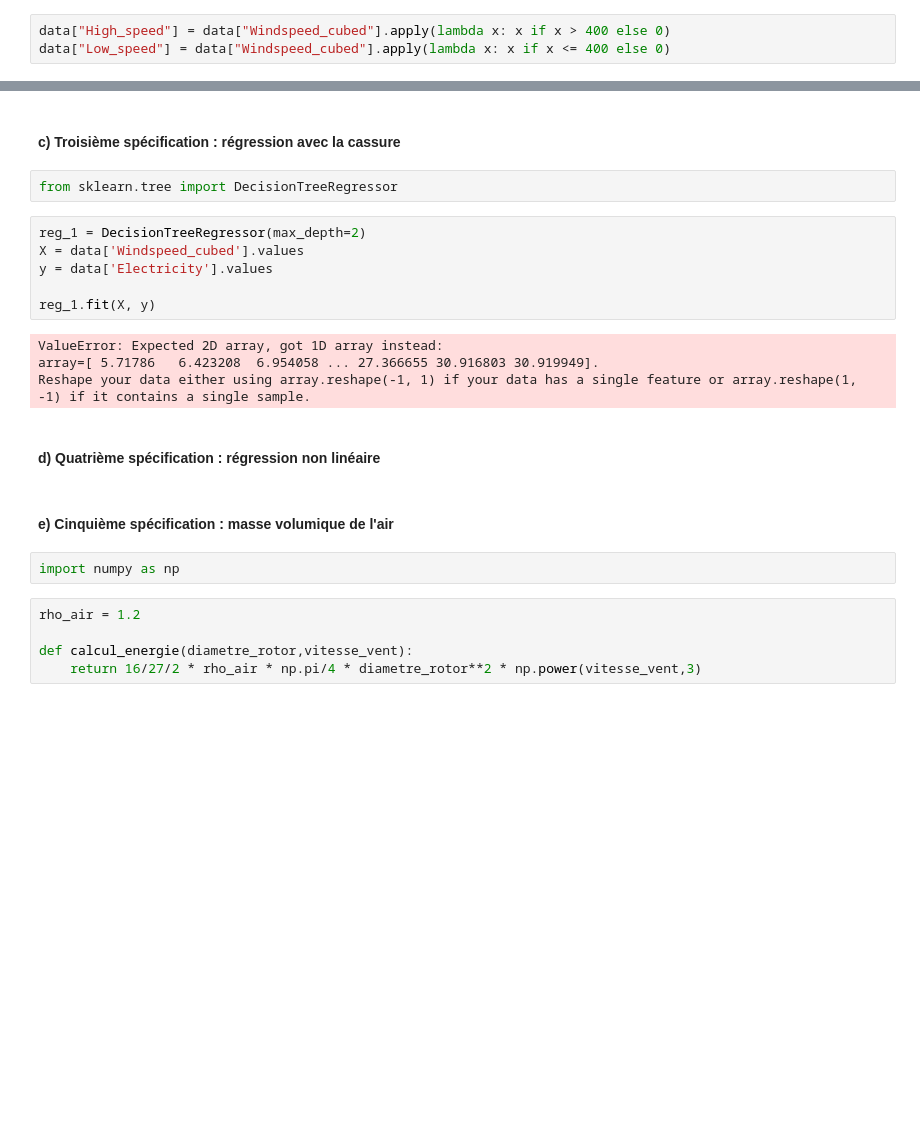
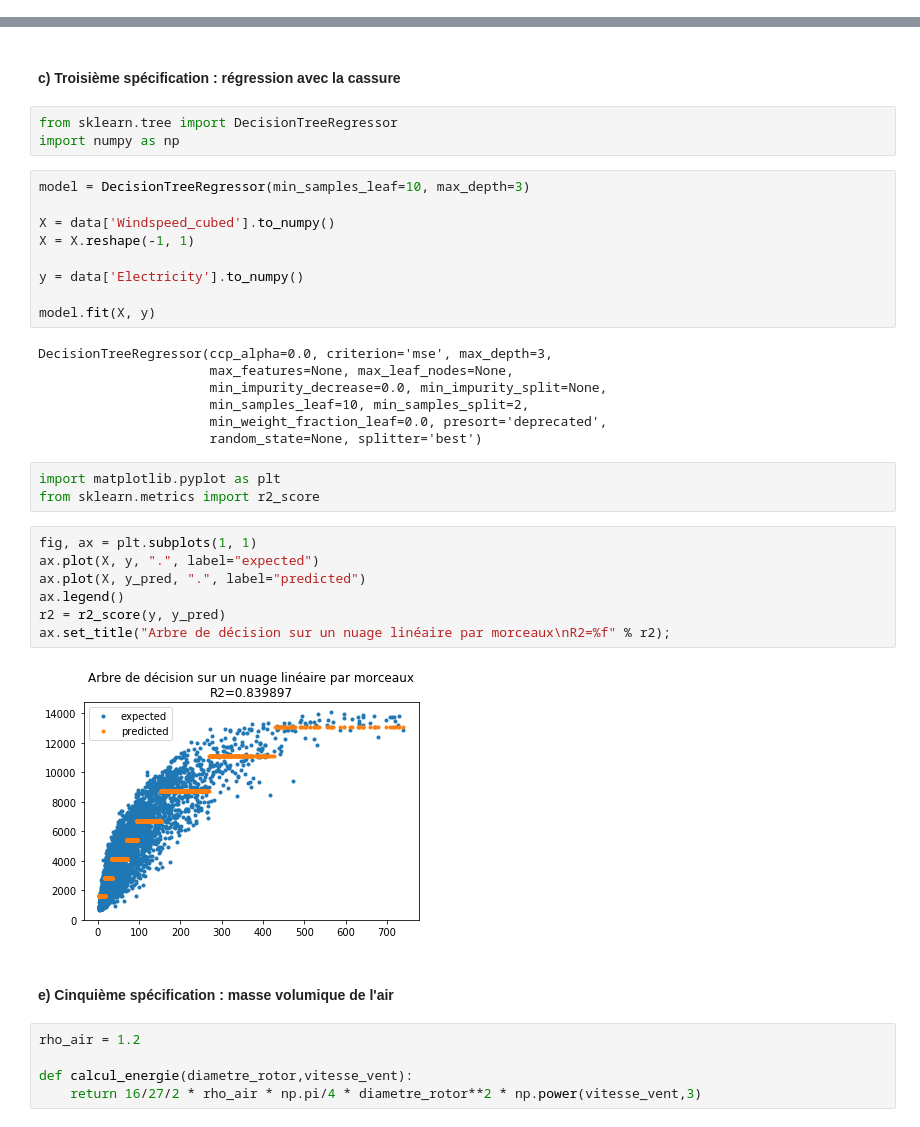
Before and after one commit to Basso42/Production-eolienne-ENSAE, a Jupyter notebook: Modélisation.ipynb, the cells around one changed output, grey strips where cells are left out. Drawn from its saved outputs; the diff is of its cells as text; blank space fills up the shorter version.

```diff
--- a/Modélisation.ipynb
+++ b/Modélisation.ipynb
@@ -292,6 +292,3 @@ data
 | 3621 | 3621 | 2021-05-3122:00 | 3840 | 3.138568 | 89.101650 | 8256.422709 | 30.916804 |
 | 3622 | 3622 | 2021-05-3123:00 | 4358 | 3.138674 | 89.101650 | 8256.422709 | 30.919948 |
 3623 rows × 7 columns
-# %%
-data["High_speed"] = data["Windspeed_cubed"].apply(lambda x: x if x > 400 else 0)
-data["Low_speed"] = data["Windspeed_cubed"].apply(lambda x: x if x <= 400 else 0)
@@ -472,22 +425,37 @@ plot = plot_linear_regression(data_pondéré, "Electricity_log", "Windspeed_log"
 #### **c) Troisième spécification : régression avec la cassure**
 # %%
 from sklearn.tree import DecisionTreeRegressor
+import numpy as np
 # %%
-reg_1 = DecisionTreeRegressor(max_depth=2)
-X = data['Windspeed_cubed'].values
-y = data['Electricity'].values
+model = DecisionTreeRegressor(min_samples_leaf=10, max_depth=3)
 
-reg_1.fit(X, y)
+X = data['Windspeed_cubed'].to_numpy()
+X = X.reshape(-1, 1)
+
+y = data['Electricity'].to_numpy()
+
+model.fit(X, y)
 # %% [output]
-ValueError: Expected 2D array, got 1D array instead:
-array=[ 5.71786   6.423208  6.954058 ... 27.366655 30.916803 30.919949].
-Reshape your data either using array.reshape(-1, 1) if your data has a single feature or array.reshape(1, -1) if it contains a single sample.
+DecisionTreeRegressor(ccp_alpha=0.0, criterion='mse', max_depth=3,
+                      max_features=None, max_leaf_nodes=None,
+                      min_impurity_decrease=0.0, min_impurity_split=None,
+                      min_samples_leaf=10, min_samples_split=2,
+                      min_weight_fraction_leaf=0.0, presort='deprecated',
+                      random_state=None, splitter='best')
-# %% [markdown]
-#### **d) Quatrième spécification : régression non linéaire**
+# %%
+import matplotlib.pyplot as plt
+from sklearn.metrics import r2_score
+# %%
+fig, ax = plt.subplots(1, 1)
+ax.plot(X, y, ".", label="expected")
+ax.plot(X, y_pred, ".", label="predicted")
+ax.legend()
+r2 = r2_score(y, y_pred)
+ax.set_title("Arbre de décision sur un nuage linéaire par morceaux\nR2=%f" % r2);
+# %% [output]
+[figure, added]
 # %% [markdown]
 #### **e) Cinquième spécification : masse volumique de l'air**
-# %%
-import numpy as np
 # %%
 rho_air = 1.2
 
```
Also changed, not shown: parts of 12 cells of this notebook.
